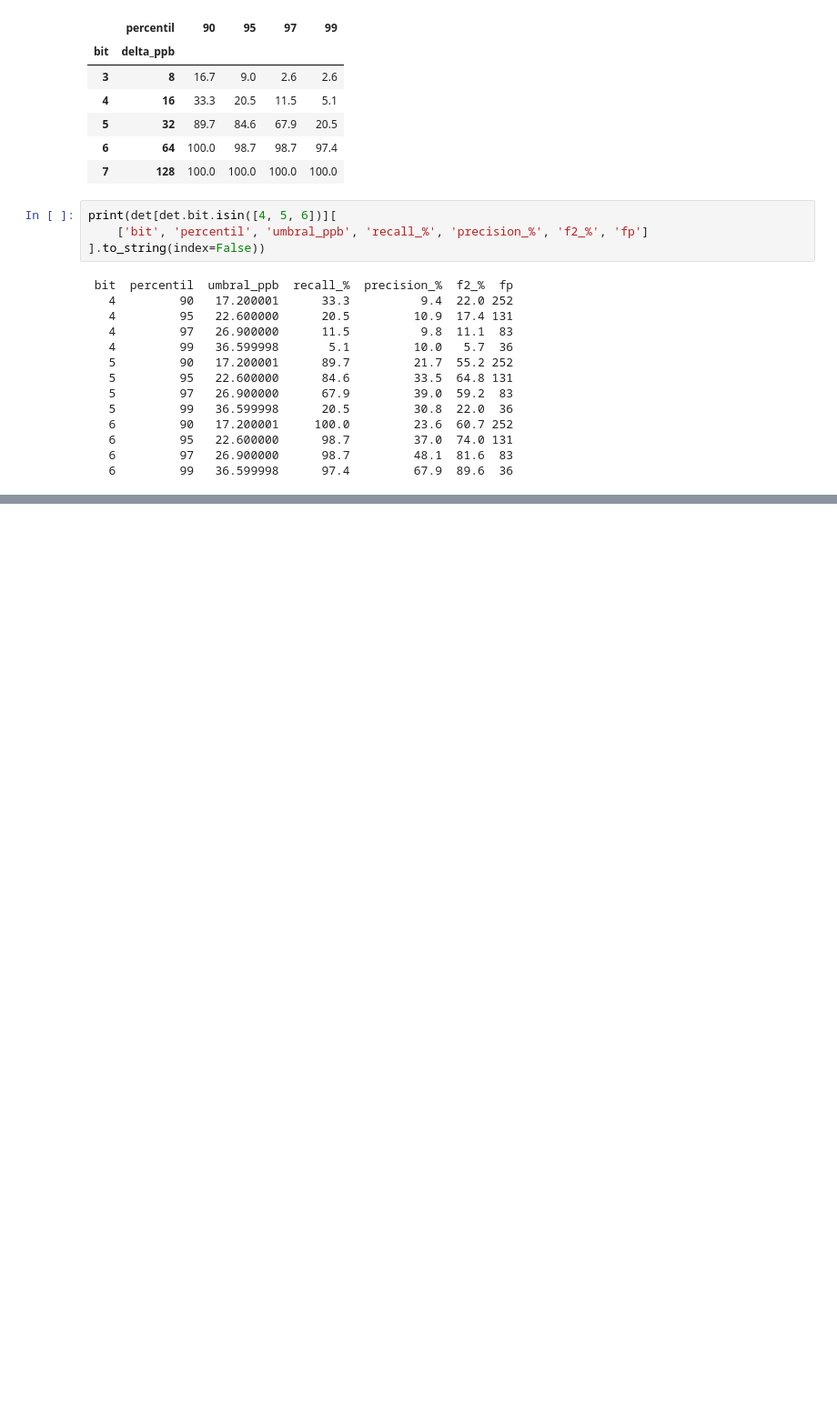
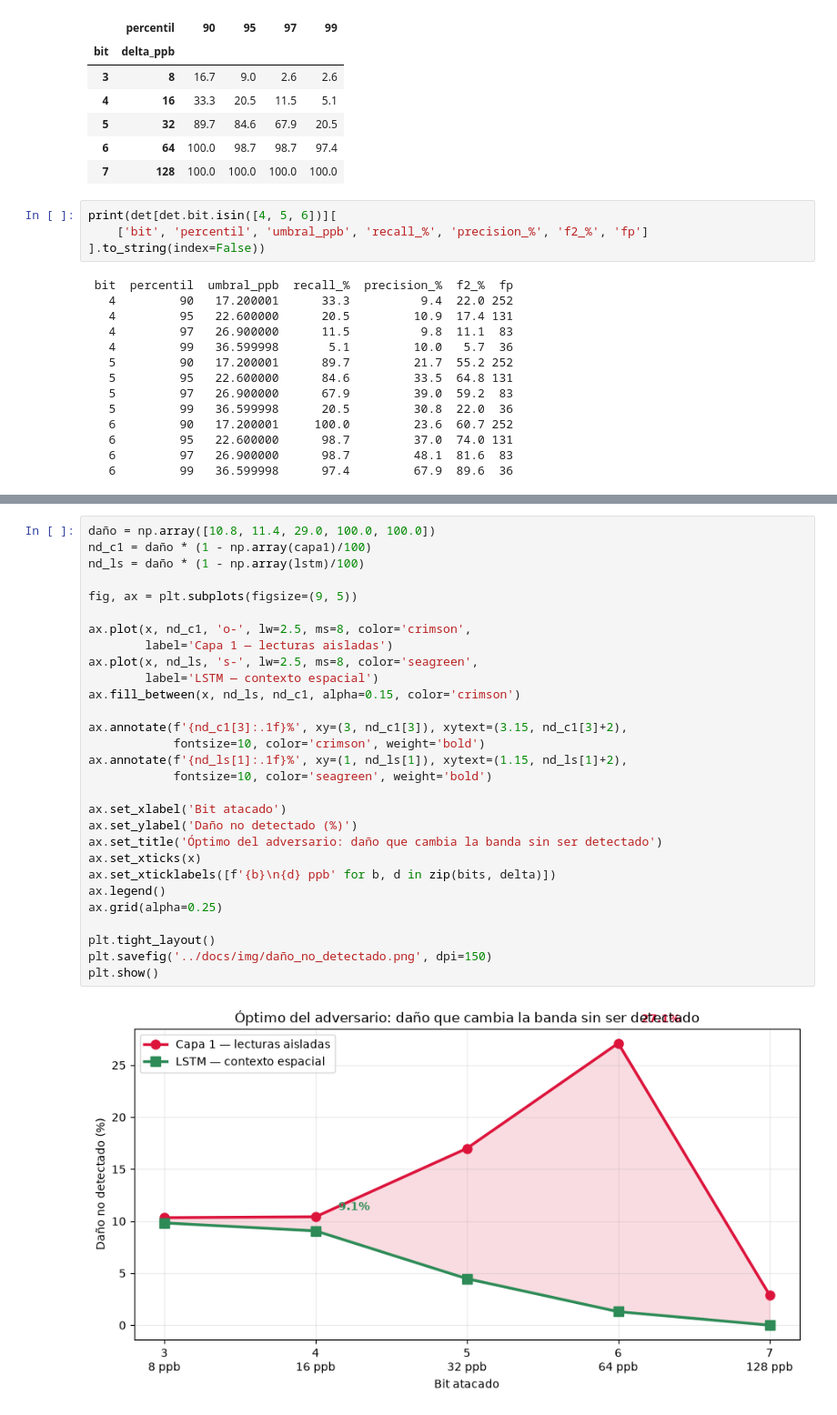
Before and after one commit to JoseLili/lorawan11-rama-detection, a Jupyter notebook: notebooks/07_multiestacion.ipynb, the cells around one changed output, grey strips where cells are left out. Shown at 91% size. Drawn from its saved outputs; the diff is of its cells as text; blank space fills up the shorter version.

```diff
--- a/notebooks/07_multiestacion.ipynb
+++ b/notebooks/07_multiestacion.ipynb
@@ -1104,0 +1147,31 @@ print(det[det.bit.isin([4, 5, 6])][
+# %%
+daño = np.array([10.8, 11.4, 29.0, 100.0, 100.0])
+nd_c1 = daño * (1 - np.array(capa1)/100)
+nd_ls = daño * (1 - np.array(lstm)/100)
+
+fig, ax = plt.subplots(figsize=(9, 5))
+
+ax.plot(x, nd_c1, 'o-', lw=2.5, ms=8, color='crimson',
+        label='Capa 1 — lecturas aisladas')
+ax.plot(x, nd_ls, 's-', lw=2.5, ms=8, color='seagreen',
+        label='LSTM — contexto espacial')
+ax.fill_between(x, nd_ls, nd_c1, alpha=0.15, color='crimson')
+
+ax.annotate(f'{nd_c1[3]:.1f}%', xy=(3, nd_c1[3]), xytext=(3.15, nd_c1[3]+2),
+            fontsize=10, color='crimson', weight='bold')
+ax.annotate(f'{nd_ls[1]:.1f}%', xy=(1, nd_ls[1]), xytext=(1.15, nd_ls[1]+2),
+            fontsize=10, color='seagreen', weight='bold')
+
+ax.set_xlabel('Bit atacado')
+ax.set_ylabel('Daño no detectado (%)')
+ax.set_title('Óptimo del adversario: daño que cambia la banda sin ser detectado')
+ax.set_xticks(x)
+ax.set_xticklabels([f'{b}\n{d} ppb' for b, d in zip(bits, delta)])
+ax.legend()
+ax.grid(alpha=0.25)
+
+plt.tight_layout()
+plt.savefig('../docs/img/daño_no_detectado.png', dpi=150)
+plt.show()
+# %% [output]
+[figure, added]
```
Also changed, not shown: parts of 2 cells of this notebook.
